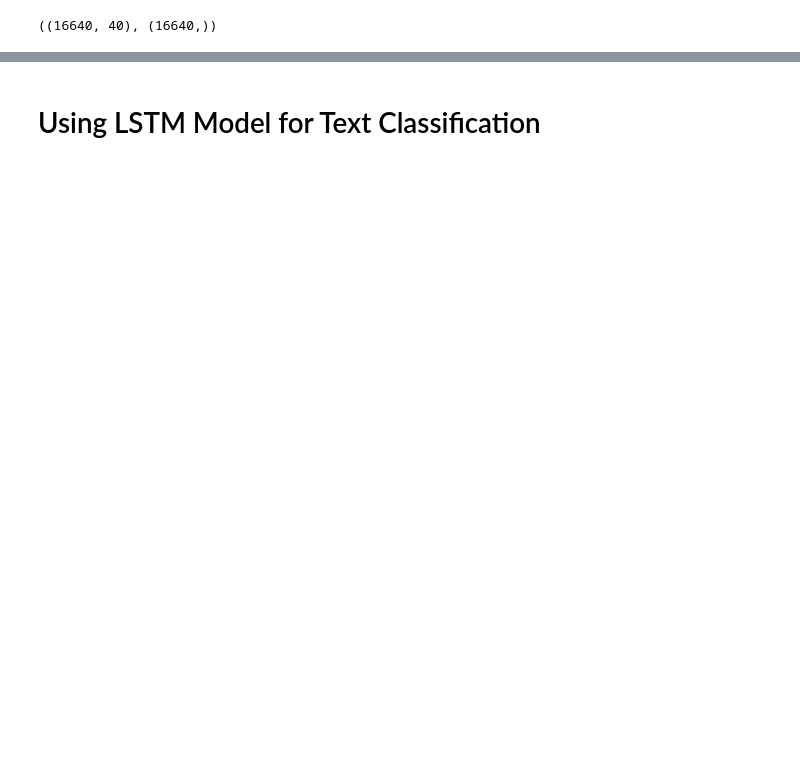
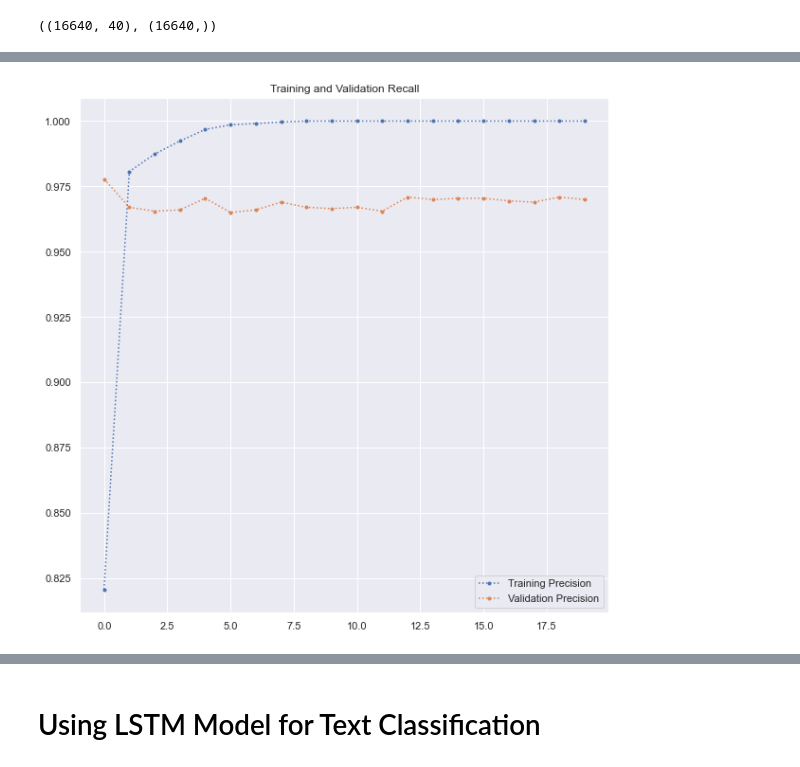
Before and after one commit to royn5618/Medium_Blog_Codes, a Jupyter notebook: Fake_News/Predicting_Fake_News_using_Keras.ipynb, the cells around one changed output, grey strips where cells are left out. Saved outputs shown, nothing was run; the diff lists cells and outputs as text; code cells hidden in the pictures; blank space fills up the shorter version.

```diff
--- a/Fake_News/Predicting_Fake_News_using_Keras.ipynb
+++ b/Fake_News/Predicting_Fake_News_using_Keras.ipynb
@@ -186,2 +197,11 @@ plt.show()
+# %%
+metric_to_plot = "recall"
+plt.plot(history.epoch, history.history[metric_to_plot], ".:", label="Training Precision")
+plt.plot(history.epoch, history.history["val_" + metric_to_plot], ".:", label="Validation Precision")
+plt.title('Training and Validation Recall')
+plt.legend()
+plt.show()
+# %% [output]
+[figure, added]
 # %%
 model = keras.models.load_model(best_model_file_name)
```
Also changed, not shown: parts of 26 cells of this notebook, 3 other files.
